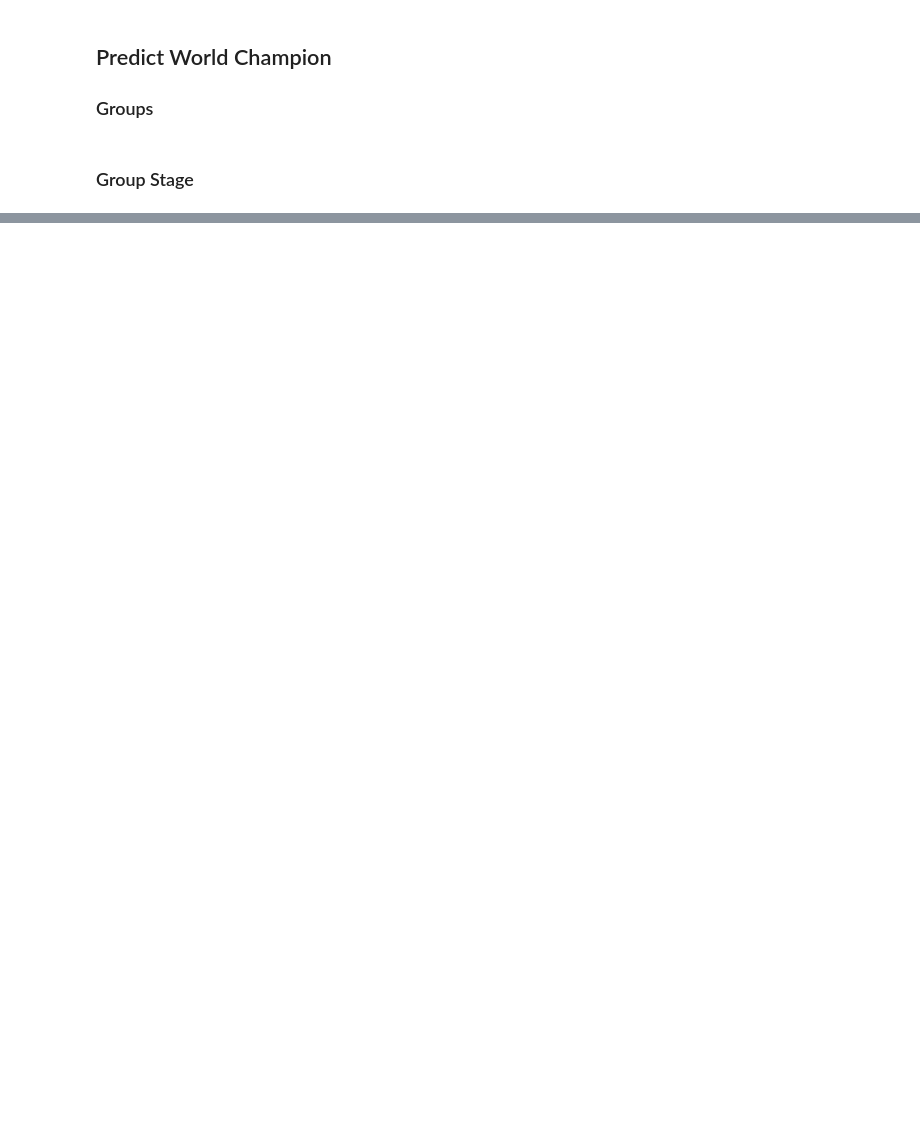
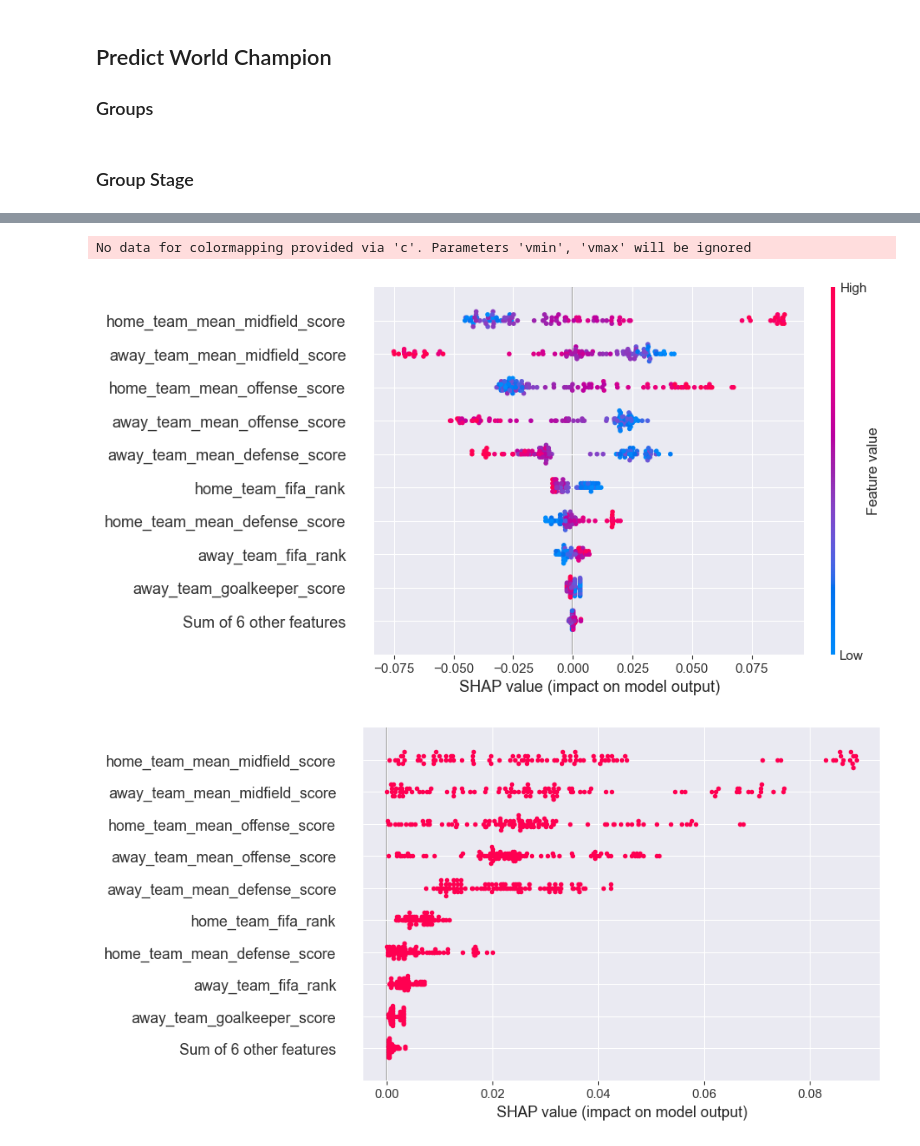
Before and after one commit to TomasBruno1/fifa-2022-predictor, a Jupyter notebook: main.ipynb, the cells around one changed output, grey strips where cells are left out. Saved outputs shown, nothing was run; the diff lists cells and outputs as text; code cells hidden in the pictures; blank space fills up the shorter version.

```diff
--- a/main.ipynb
+++ b/main.ipynb
@@ -1124,0 +1535,7 @@ HYPER OPT -> prueba muchos parametros -> bayesian optimization
+# %%
+shap.plots.beeswarm(shap_values)
+shap.plots.beeswarm(shap_values.abs, color="shap_red")
+# %% [output]
+No data for colormapping provided via 'c'. Parameters 'vmin', 'vmax' will be ignored
+[figure, added]
+[figure, added]
```
Also changed, not shown: parts of 88 cells of this notebook.
